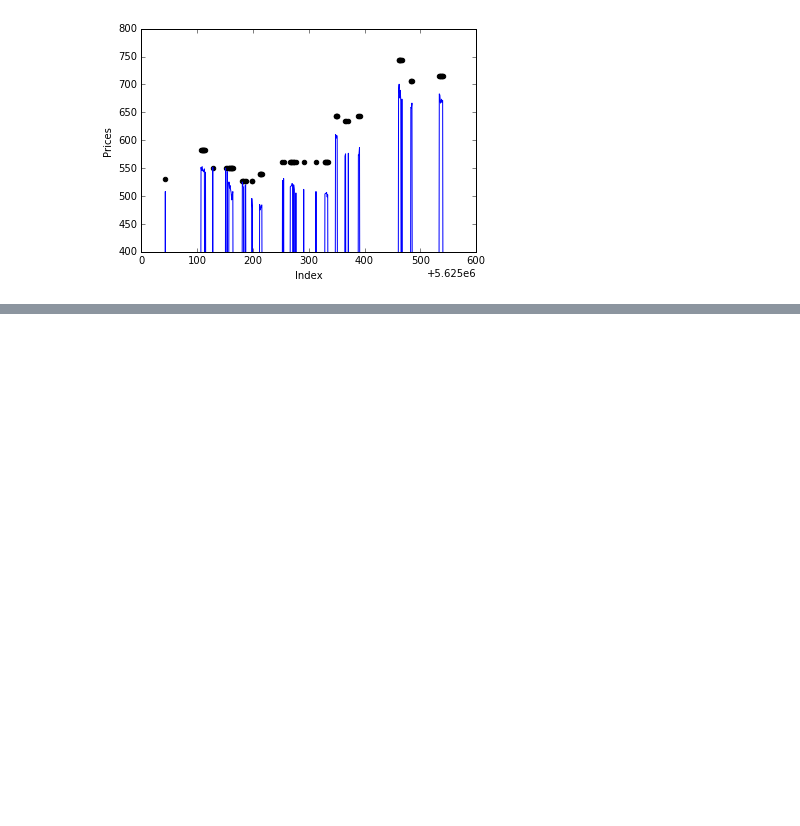
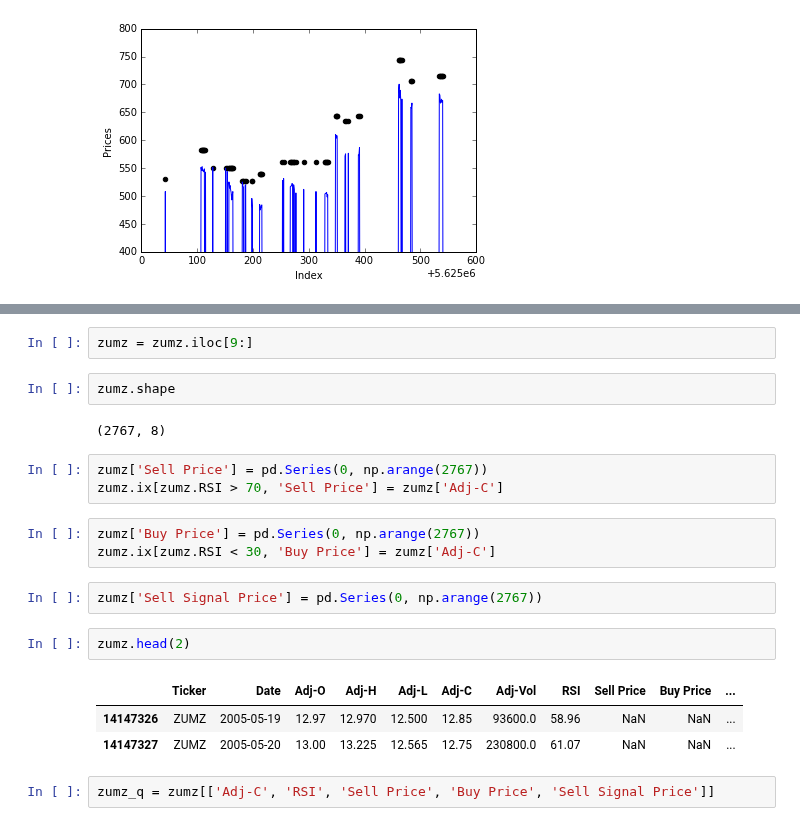
Before and after one commit to theofanislekkas/mlnd, a Jupyter notebook: rsi/RSI Reboot-Copy1.ipynb, the cells around one changed output, grey strips where cells are left out. Saved outputs shown, nothing was run; the diff lists cells and outputs as text; blank space fills up the shorter version.

```diff
--- a/rsi/RSI Reboot-Copy1.ipynb
+++ b/rsi/RSI Reboot-Copy1.ipynb
@@ -1006,0 +1026,22 @@ plt.plot(g_features.index, original9_goog, color='blue', linewidth=1)
+# %%
+zumz = zumz.iloc[9:]
+# %%
+zumz.shape
+# %% [output]
+(2767, 8)
+# %%
+zumz['Sell Price'] = pd.Series(0, np.arange(2767))
+zumz.ix[zumz.RSI > 70, 'Sell Price'] = zumz['Adj-C']
+# %%
+zumz['Buy Price'] = pd.Series(0, np.arange(2767))
+zumz.ix[zumz.RSI < 30, 'Buy Price'] = zumz['Adj-C']
+# %%
+zumz['Sell Signal Price'] = pd.Series(0, np.arange(2767))
+# %%
+zumz.head(2)
+# %% [output]
+|  | Ticker | Date | Adj-O | Adj-H | Adj-L | Adj-C | Adj-Vol | RSI | Sell Price | Buy Price | ... |
+| 14147326 | ZUMZ | 2005-05-19 | 12.97 | 12.970 | 12.500 | 12.85 | 93600.0 | 58.96 | NaN | NaN | ... |
+| 14147327 | ZUMZ | 2005-05-20 | 13.00 | 13.225 | 12.565 | 12.75 | 230800.0 | 61.07 | NaN | NaN | ... |
+# %%
+zumz_q = zumz[['Adj-C', 'RSI', 'Sell Price', 'Buy Price', 'Sell Signal Price']]
```
Also changed, not shown: parts of 20 cells of this notebook.
